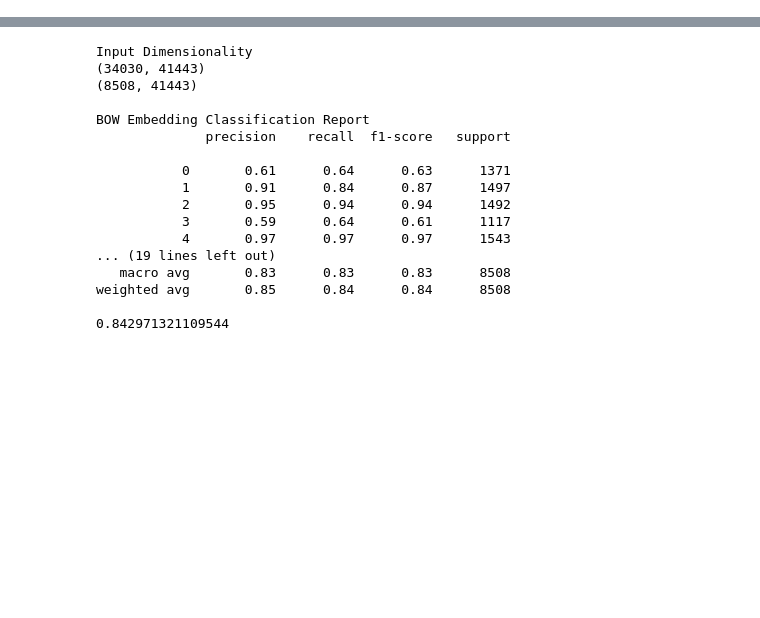
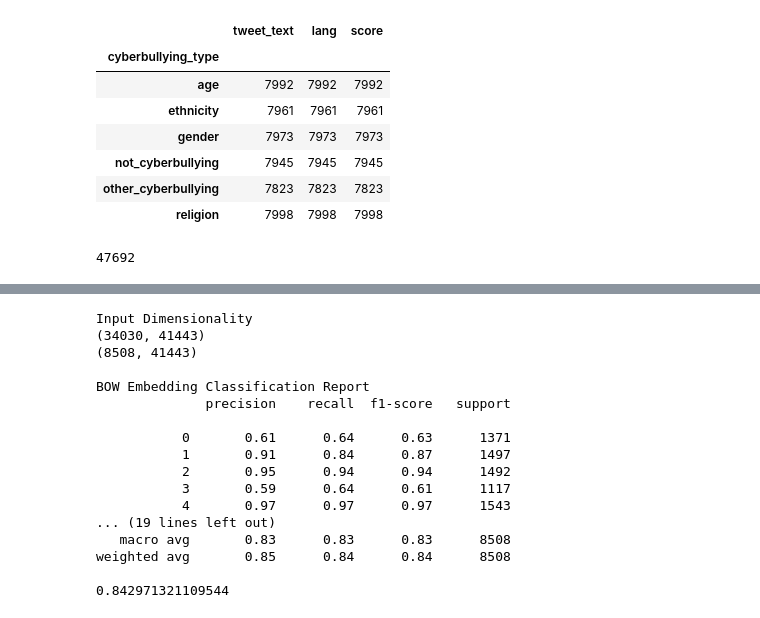
Before and after one commit to ayush-kumar-1/capstone, a Jupyter notebook: src/notebooks/eda.ipynb, the cells around one changed output, grey strips where cells are left out. Cells and saved outputs as stored; diff of their text form; code cells hidden in the pictures; blank space fills up the shorter version.

```diff
--- a/src/notebooks/eda.ipynb
+++ b/src/notebooks/eda.ipynb
@@ -26,3 +38,19 @@ Intel(R) Extension for Scikit-learn* enabled (https://github.com/intel/scikit-le
+# %%
+df = pd.read_csv("../../cyberbullying_tweets/tweets_with_lang.csv", index_col = 0)
+df.groupby("cyberbullying_type").count()
+# %% [output]
+|  | tweet_text | lang | score |
+| cyberbullying_type |  |  |  |
+| age | 7992 | 7992 | 7992 |
+| ethnicity | 7961 | 7961 | 7961 |
+| gender | 7973 | 7973 | 7973 |
+| not_cyberbullying | 7945 | 7945 | 7945 |
+| other_cyberbullying | 7823 | 7823 | 7823 |
+| religion | 7998 | 7998 | 7998 |
+# %%
+len(df)
+# %% [output]
+47692
 # %%
 df = pd.read_csv("../../cyberbullying_tweets/tweets_with_lang.csv", index_col = 0)
 df_en = df[df.lang == 'en'].copy().reset_index(drop = True)
```
Also changed, not shown: parts of 7 cells of this notebook, 6 other files.
